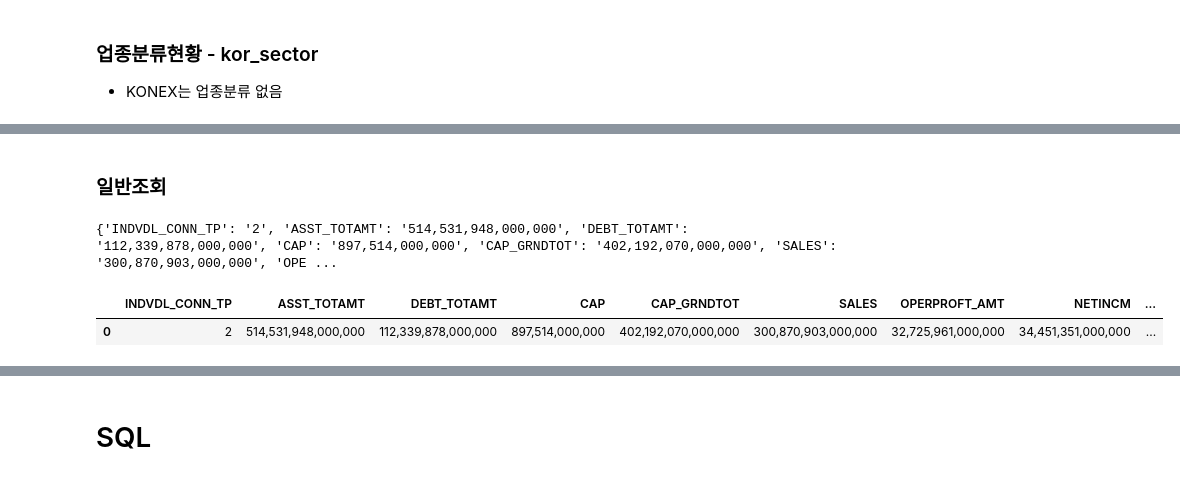
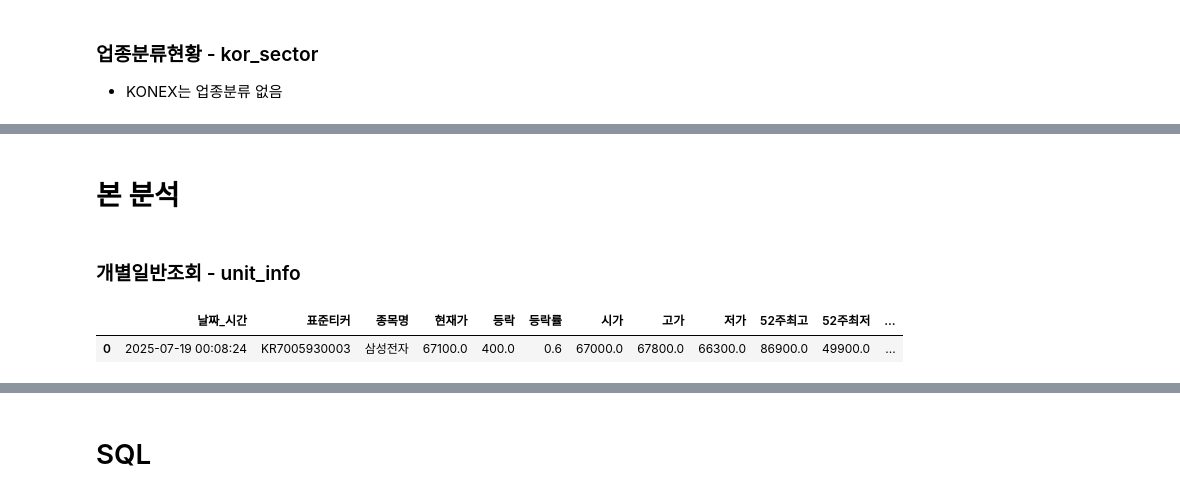
Before and after one commit to TrulySangwonDays/Side_project, a Jupyter notebook: 종목조회_코드.ipynb, the cells around one changed output, grey strips where cells are left out. Drawn from its saved outputs; the diff is of its cells as text; code cells hidden in the pictures.

```diff
--- a/종목조회_코드.ipynb
+++ b/종목조회_코드.ipynb
@@ -200,44 +200,53 @@ kor_sector.head()
+# %% [markdown]
+# 본 분석
 # %% [markdown]
-### 일반조회
+### 개별일반조회 - unit_info
 # %%
-import requests
-import pandas as pd
-
 # 요청 URL
 url = 'http://data.krx.co.kr/comm/bldAttendant/getJsonData.cmd'
 
 # 요청 헤더
 headers = {
     'User-Agent': 'Mozilla/5.0',
     'Referer': 'http://data.krx.co.kr/contents/MDC/MDI/mdiLoader/index.cmd?menuId=MDC0201020201'
 }
 
-# 삼성전자 티커
-isin_code = 'KR7005930003'
-
 # 요청 본문
 payload = {
-    'bld': 'dbms/MDC/STAT/standard/MDCSTAT02104', # 1: 주가정보 3: 개요일반 4: 재무정보
+    'bld': 'dbms/MDC/STAT/standard/MDCSTAT02101', # 1: 일반정보 3: 개요 4: 재무정보
     'locale': 'ko_KR',
-    'tboxisuCd_finder_stkisu0_4': '005930/삼성전자',
-    'isuCd': isin_code,
-    'isuCd2': isin_code,
-    'codeNmisuCd_finder_stkisu0_4': '삼성전자',
+    'tboxisuCd_finder_stkisu0_4': '005930/삼성전자', ######
+    'isuCd': 'KR7005930003', ######
+    'isuCd2': 'KR7005930003', ######
+    'codeNmisuCd_finder_stkisu0_4': '삼성전자', ######
     'param1isuCd_finder_stkisu0_4': 'ALL',
     'csvxls_isNo': 'false'
 }
 
 # 요청 전송
 res = requests.post(url, headers=headers, data=payload)
 data = res.json()
 
-# 결과 출력 (dict)
-print(data)
+# DataFrame으로 변환
+df = pd.DataFrame([data])
+df.columns = ['표준티커', '종목명', '티커', '시장구분', '현재가', '등락', '증감라벨', '등락률',
+              '시가', '고가', '저가', '거래량', '거래대금', '시가총액_백만원', '52주최고', '52주최저',
+              '외국인비율', 'PER', 'PBR', '대용가', '배당수익률', '날짜', '날짜_시간']
 
-# DataFrame으로 변환
-df = pd.DataFrame([data])  # 단일 dict이므로 리스트로 감싸야 함
-df.head()
+# 숫자형 변환
+for col in ['현재가', '등락', '등락률', '시가', '고가', '저가', '52주최고', '52주최저',
+            'PER', 'PBR', '거래량', '거래대금', '외국인비율' ,'대용가' ,'배당수익률']:
+    df[col] = pd.to_numeric(df[col].str.replace(",", ""), errors='coerce')
+
+
+# 날짜형 변환
+df['날짜_시간'] = pd.to_datetime(df['날짜_시간'], format='%Y.%m.%d %p %I:%M:%S')
+
+
+unit_info = df[['날짜_시간', '표준티커', '종목명', '현재가', '등락', '등락률',
+         '시가', '고가', '저가', '52주최고', '52주최저',
+         'PER', 'PBR', '거래량', '거래대금', '외국인비율', '배당수익률', '대용가']]
+unit_info.head()
 # %% [output]
-{'INDVDL_CONN_TP': '2', 'ASST_TOTAMT': '514,531,948,000,000', 'DEBT_TOTAMT': '112,339,878,000,000', 'CAP': '897,514,000,000', 'CAP_GRNDTOT': '402,192,070,000,000', 'SALES': '300,870,903,000,000', 'OPE ...
-|  | INDVDL_CONN_TP | ASST_TOTAMT | DEBT_TOTAMT | CAP | CAP_GRNDTOT | SALES | OPERPROFT_AMT | NETINCM | ... |
-| 0 | 2 | 514,531,948,000,000 | 112,339,878,000,000 | 897,514,000,000 | 402,192,070,000,000 | 300,870,903,000,000 | 32,725,961,000,000 | 34,451,351,000,000 | ... |
+|  | 날짜_시간 | 표준티커 | 종목명 | 현재가 | 등락 | 등락률 | 시가 | 고가 | 저가 | 52주최고 | 52주최저 | ... |
+| 0 | 2025-07-19 00:08:24 | KR7005930003 | 삼성전자 | 67100.0 | 400.0 | 0.6 | 67000.0 | 67800.0 | 66300.0 | 86900.0 | 49900.0 | ... |
```
Also changed, not shown: parts of 27 cells of this notebook.
